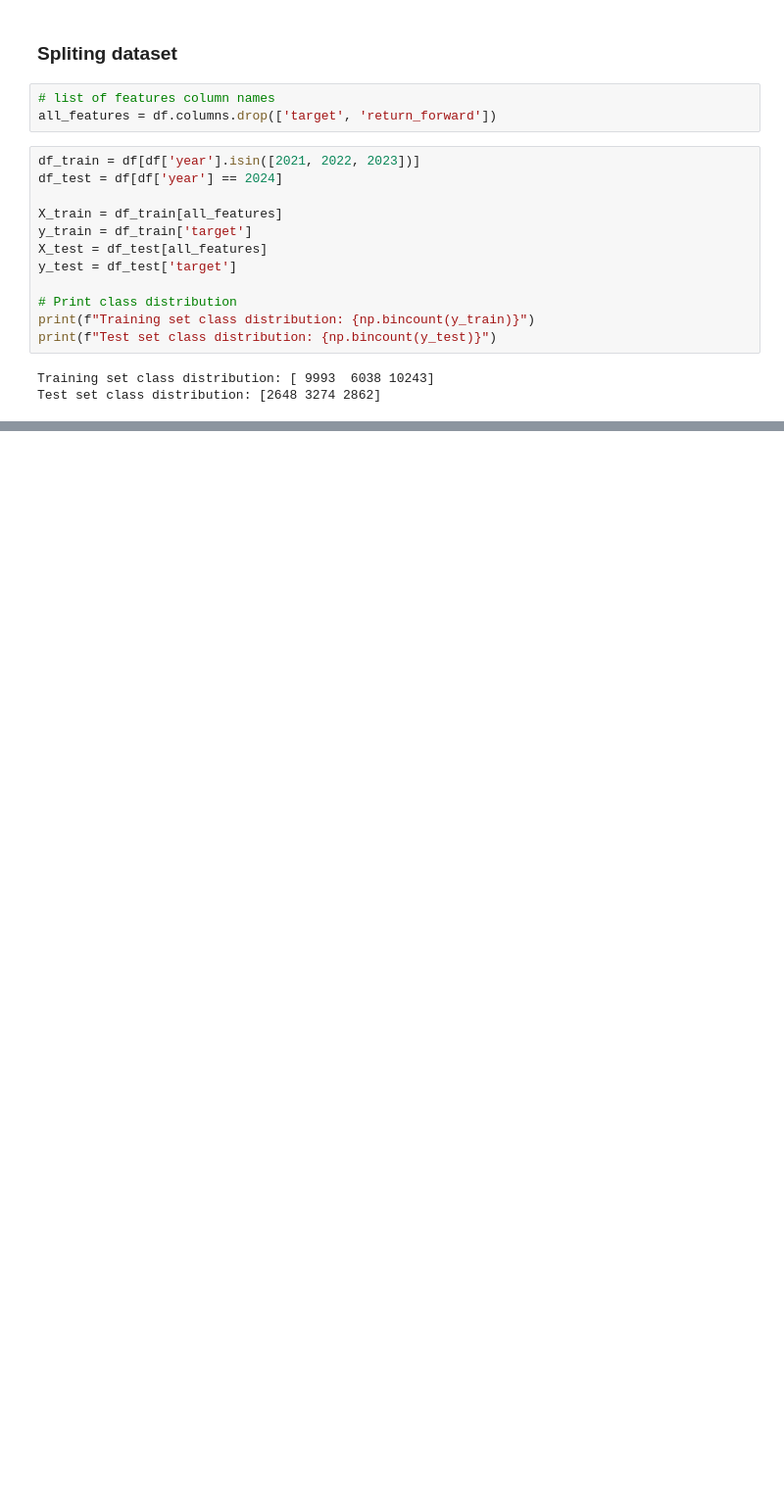
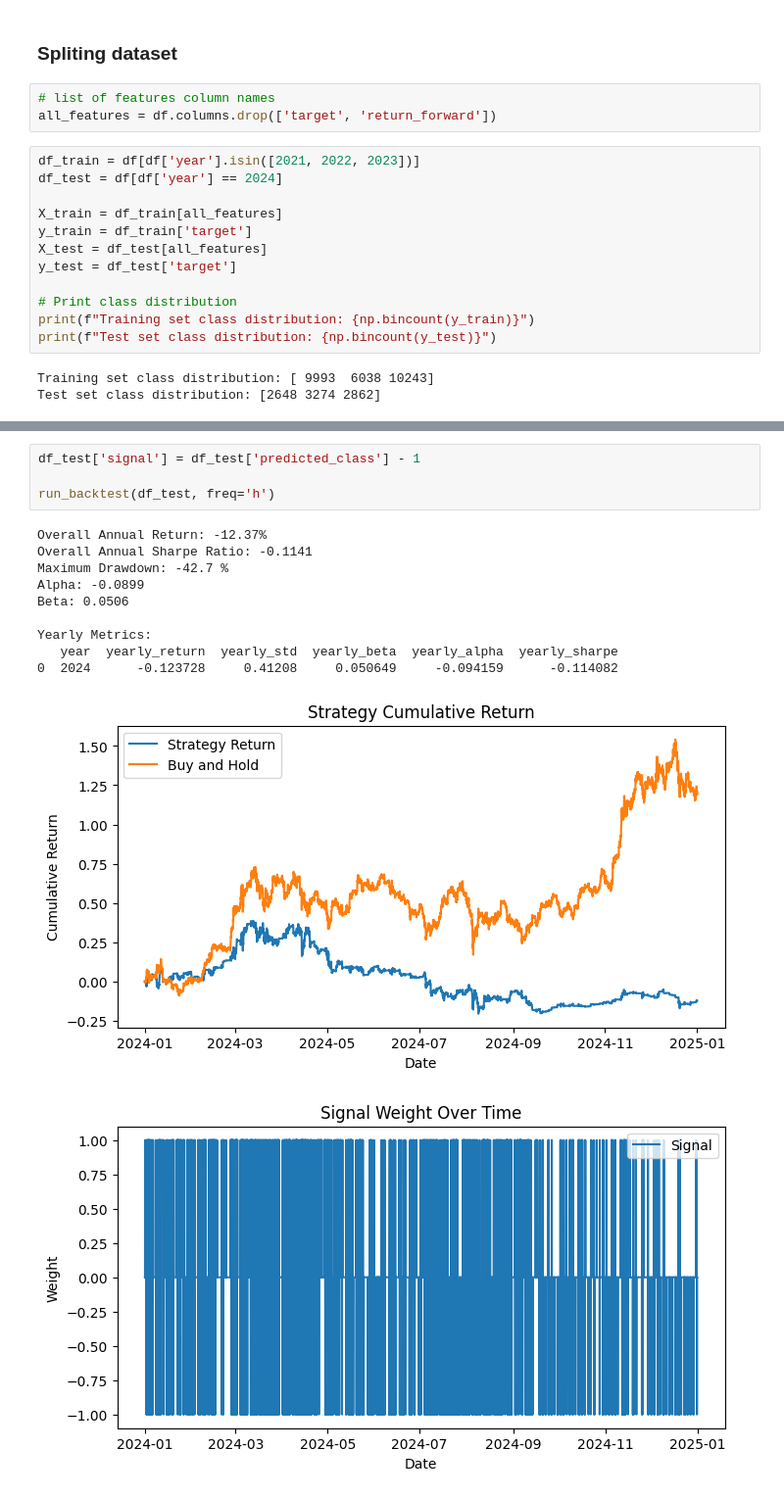
Before and after one commit to alvinku0/Bitcoin-Systematic-Strategies, a Jupyter notebook: modeling_backtesting/LR/LR_v1.ipynb, the cells around one changed output, grey strips where cells are left out. Shown: that part at 98% size. Drawn from its saved outputs; the diff is of its cells as text; blank space fills up the shorter version.

Commit message:
backtesting

```diff
--- a/modeling_backtesting/LR/LR.ipynb
+++ b/modeling_backtesting/LR/LR_v1.ipynb
@@ -196,0 +565,16 @@ Test set class distribution: [2648 3274 2862]
+# %%
+df_test['signal'] = df_test['predicted_class'] - 1
+
+run_backtest(df_test, freq='h')
+# %% [output]
+Overall Annual Return: -12.37%
+Overall Annual Sharpe Ratio: -0.1141
+Maximum Drawdown: -42.7 %
+Alpha: -0.0899
+Beta: 0.0506
+
+Yearly Metrics:
+   year  yearly_return  yearly_std  yearly_beta  yearly_alpha  yearly_sharpe
+0  2024      -0.123728     0.41208     0.050649     -0.094159      -0.114082
+[figure, added]
+[figure, added]
```
Also changed, not shown: parts of 12 cells of this notebook, 2 other files.
